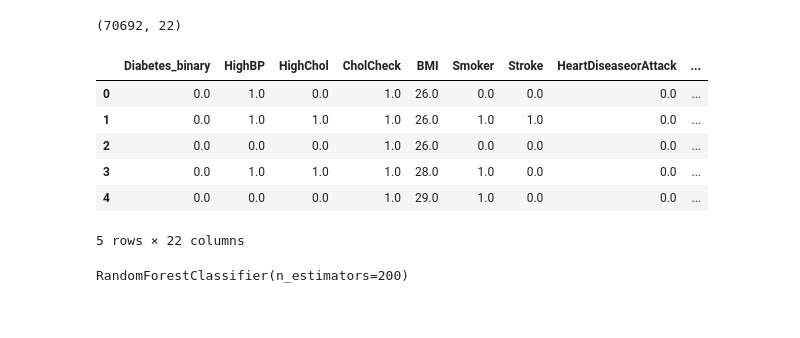
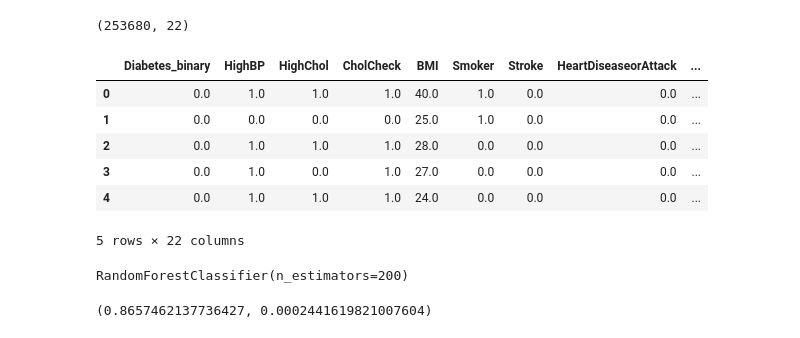
Before and after one commit to jonathantlu/ecs171-group17, a Jupyter notebook: RandomForest.ipynb, the cells around one changed output. Cells and saved outputs as stored; diff of their text form; code cells hidden in the pictures.

```diff
--- a/RandomForest.ipynb
+++ b/RandomForest.ipynb
@@ -4,16 +4,7 @@ import numpy as np
 import seaborn as sns
 import matplotlib.pyplot as plt
 
-df = pd.read_csv("diabetes_binary_5050split_health_indicators_BRFSS2015.csv")
-
-print(df.shape)
-df.head()
+import sklearn
+from sklearn.ensemble import RandomForestClassifier
+from sklearn.model_selection import train_test_split
+from sklearn.preprocessing import StandardScaler
-# %% [output]
-(70692, 22)
-|  | Diabetes_binary | HighBP | HighChol | CholCheck | BMI | Smoker | Stroke | HeartDiseaseorAttack | ... |
-| 0 | 0.0 | 1.0 | 0.0 | 1.0 | 26.0 | 0.0 | 0.0 | 0.0 | ... |
-| 1 | 0.0 | 1.0 | 1.0 | 1.0 | 26.0 | 1.0 | 1.0 | 0.0 | ... |
-| 2 | 0.0 | 0.0 | 0.0 | 1.0 | 26.0 | 0.0 | 0.0 | 0.0 | ... |
-| 3 | 0.0 | 1.0 | 1.0 | 1.0 | 28.0 | 1.0 | 0.0 | 0.0 | ... |
-| 4 | 0.0 | 0.0 | 0.0 | 1.0 | 29.0 | 1.0 | 0.0 | 0.0 | ... |
-5 rows × 22 columns
@@ -26,0 +11,13 @@ from sklearn.ensemble import RandomForestClassifier
+# %%
+df = pd.read_csv("diabetes_binary_health_indicators_BRFSS2015.csv")
+print(df.shape)
+df.head()
+# %% [output]
+(253680, 22)
+|  | Diabetes_binary | HighBP | HighChol | CholCheck | BMI | Smoker | Stroke | HeartDiseaseorAttack | ... |
+| 0 | 0.0 | 1.0 | 1.0 | 1.0 | 40.0 | 1.0 | 0.0 | 0.0 | ... |
+| 1 | 0.0 | 0.0 | 0.0 | 0.0 | 25.0 | 1.0 | 0.0 | 0.0 | ... |
+| 2 | 0.0 | 1.0 | 1.0 | 1.0 | 28.0 | 0.0 | 0.0 | 0.0 | ... |
+| 3 | 0.0 | 1.0 | 0.0 | 1.0 | 27.0 | 0.0 | 0.0 | 0.0 | ... |
+| 4 | 0.0 | 1.0 | 1.0 | 1.0 | 24.0 | 0.0 | 0.0 | 0.0 | ... |
+5 rows × 22 columns
@@ -37,4 +44,16 @@ model = RandomForestClassifier(n_estimators = 200)
 model.fit(X_train, y_train)
 # %% [output]
 RandomForestClassifier(n_estimators=200)
+# %%
+# Define the model with adjusted parameters
+from sklearn.model_selection import cross_val_score
+# Increasing the number of estimators and setting a max depth
+adjusted = RandomForestClassifier(n_estimators=100, max_depth=10, random_state=42)
+
+# Performing 5-fold cross-validation
+cv_scores = cross_val_score(adjusted, X_train_scaled, y_train, cv=5)
+
+cv_scores.mean(), cv_scores.std()
+# %% [output]
+(0.8657462137736427, 0.0002441619821007604)
 # %%
```
Also changed, not shown: parts of 11 cells of this notebook.
